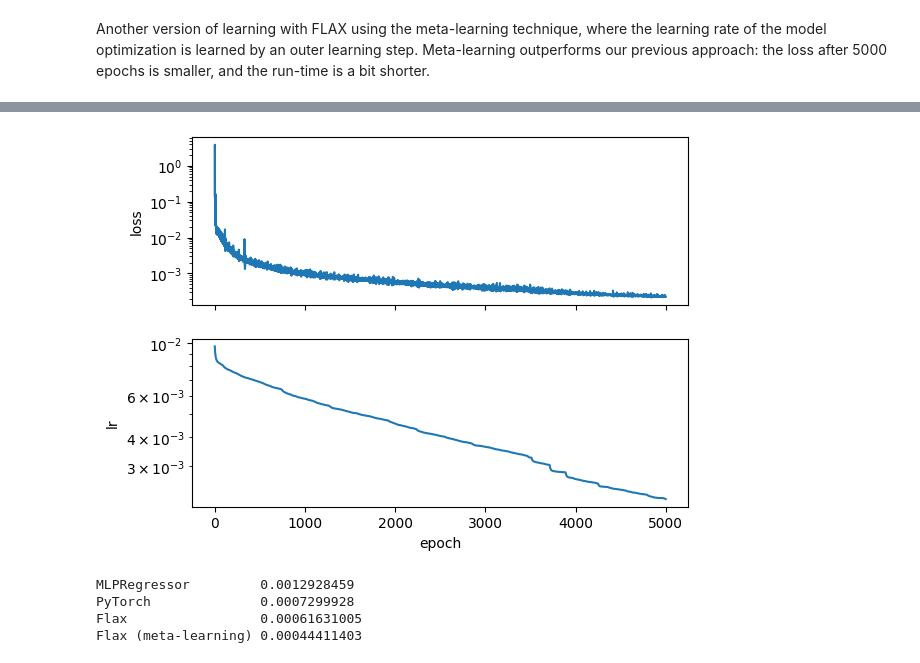
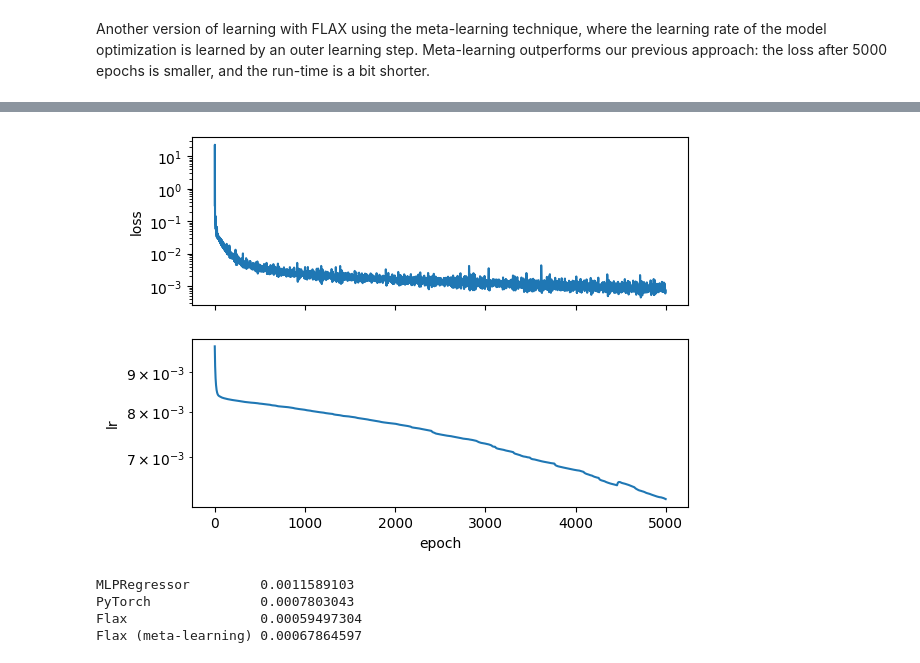
Before and after one commit to HDembinski/HDembinski.github.io, a Jupyter notebook: regression.ipynb, the cells around one changed output, grey strips where cells are left out. Saved outputs shown, nothing was run; the diff lists cells and outputs as text; code cells hidden in the pictures.

```diff
--- a/regression.ipynb
+++ b/regression.ipynb
@@ -18,25 +18,27 @@ with gzip.open("gen_hist_pt_25.pkl.gz") as f:
 # fix for divide by zero
 gen.values()[gen.values() == 0] = 1
 
-n = gen.values()
-ns = rec.values()
+n_gen = gen.values()
+n_rec = rec.values()
 # fix for rec > n
-ns = np.where(ns > n, n, ns)
-nf = n - ns
+n_rec = np.where(n_rec > n_gen, n_gen, n_rec)
 
 X = []
-ysf = []
+data_k = []
+data_n = []
 for ieta, eta in enumerate(rec.axes[0].centers):
     for ipt, pt in enumerate(rec.axes[1].centers):
         for iphi, phi in enumerate(rec.axes[2].centers):
             for ich, _ in enumerate(rec.axes[3]):
                 for isp, _ in enumerate(rec.axes[4]):
                     X.append((eta, np.log(pt), np.cos(phi), np.sin(phi), ich, isp))
-                    ysf.append((ns[ieta, ipt, iphi, ich, isp], nf[ieta, ipt, iphi, ich, isp]))
+                    data_k.append(n_rec[ieta, ipt, iphi, ich, isp])
+                    data_n.append(n_gen[ieta, ipt, iphi, ich, isp])
 
 X0 = np.array(X).astype(np.float32)
-ysf = np.array(ysf).astype(np.float32)
-y = ysf[:, 0] / np.sum(ysf, axis=1)
+data_k = np.array(data_k).astype(np.float32)
+data_n = np.array(data_n).astype(np.float32)
+y = data_k / data_n
 
 scaler = StandardScaler()
 scaler.fit(X0)
@@ -389,15 +394,39 @@ draw(lambda x: flax_model.apply(flax_theta, x))
 # %% [markdown]
 Another version of learning with FLAX using the meta-learning technique, where the learning rate of the model optimization is learned by an outer learning step. Meta-learning outperforms our previous approach: the loss after 5000 epochs is smaller, and the run-time is a bit shorter.
 # %%
+from typing import Callable, Iterable
+from types import SimpleNamespace
+import jax
+from jax import numpy as jnp
+from flax import linen as nn
+import optax
+
+
+class Model(nn.Module):
+    sizes: Iterable[int]  # Number of hidden neurons
+    nonlin: Callable
+
+    @nn.compact  # Tells Flax to look for defined submodules
+    def __call__(self, x):
+        for size in self.sizes:
+            x = nn.Dense(size)(x)
+            x = self.nonlin(x)
+        return nn.Dense(1)(x).flatten()
+
+
 def train(config, x, y):
     x = jax.device_put(x)
     y = jax.device_put(y)
     model = Model(config.layers, config.nonlin)
 
-    key1, key2, key3 = jax.random.split(jax.random.PRNGKey(0), num=3)
-    theta = model.init(key1, jax.random.normal(key2, x.shape[1:]))
+    root_key = jax.random.PRNGKey(0)
+    param_key, perm_key = jax.random.split(root_key)
+    theta = model.init(param_key, x)
 
-    opt = optax.inject_hyperparams(optax.rmsprop)(learning_rate=config.learning_rate)
+    opt = optax.inject_hyperparams(lambda learning_rate: optax.chain(
+        optax.clip(1),
+        optax.rmsprop(learning_rate=learning_rate)
+    ))(learning_rate=config.learning_rate)
 
     meta_opt = optax.adabelief(learning_rate=config.meta_learning_rate)
 
@@ -407,8 +436,10 @@ def train(config, x, y):
 
     @jax.jit
     def loss_fn(theta, x, y):
-        y_pred = model.apply(theta, x)
-        return jnp.mean(optax.huber_loss(y, y_pred))
+        def squared_error(x, y):
+            y_pred = model.apply(theta, x)
+            return jnp.square(y - y_pred)
+        return jnp.mean(jax.vmap(squared_error, in_axes=0)(x, y))
 
     @jax.jit
     def step(theta, state, x, y):
@@ -421,7 +452,7 @@ def train(config, x, y):
     def outer_loss(eta, theta, state, x, y):
         state.hyperparams["learning_rate"] = jax.nn.sigmoid(eta)
         loss, theta, state = step(theta, state, x[:-1], y[:-1])
-        return loss_fn(theta, x[-1], y[-1]), (loss, theta, state)
+        return loss_fn(theta, x[-1:], y[-1:]), (loss, theta, state)
 
     @jax.jit
     def outer_step(eta, theta, meta_state, state, x, y):
@@ -434,8 +465,8 @@ def train(config, x, y):
     losses = []
 
     for epoch in range(1, config.max_epoch + 1):
-        key3, subkey = jax.random.split(key3)
-        perm = jax.random.permutation(subkey, len(x))
+        perm_train_key = jax.random.fold_in(perm_key, epoch)
+        perm = jax.random.permutation(perm_train_key, len(x))
         eta, theta, meta_state, state, loss = outer_step(eta, theta, meta_state, state, x[perm], y[perm])
         learning_rate = jax.nn.sigmoid(eta)
 
@@ -447,7 +478,7 @@ def train(config, x, y):
 
     return model, theta, losses, learning_rates
 
-config = ConfigDict()
+config = SimpleNamespace()
 config.layers = (2 ** 6,) * 4
 config.nonlin = nn.relu
 config.max_epoch = 5000
@@ -483,14 +514,14 @@ epoch 5000 loss=0.0002216212305938825 lr=0.002180936047807336
-[figure, old version]
+[figure, new version]
 # %%
-print("MLPRegressor        ", mean_squared_error(clf.predict(X), y))
-print("PyTorch             ", mean_squared_error(torch_model(torch_X).detach().numpy(), y))
-print("Flax                ", mean_squared_error(flax_model.apply(flax_theta, X), y))
-print("Flax (meta-learning)", mean_squared_error(flax_model.apply(flax_ml_theta, X), y))
+print("MLPRegressor       ", mean_squared_error(clf.predict(X), y))
+print("PyTorch            ", mean_squared_error(torch_model(torch_X).detach().numpy(), y))
+print("Flax               ", mean_squared_error(flax_model.apply(flax_theta, X), y))
+print("Flax: meta-learning", mean_squared_error(flax_model.apply(flax_ml_theta, X), y))
 # %% [output]
-MLPRegressor         0.0012928459
-PyTorch              0.0007299928
-Flax                 0.00061631005
-Flax (meta-learning) 0.00044411403
+MLPRegressor         0.0011589103
+PyTorch              0.0007803043
+Flax                 0.00059497304
+Flax (meta-learning) 0.00067864597
 # %%
 draw(lambda x: flax_model.apply(flax_ml_theta, x))
 # %% [output]
```
Also changed, not shown: parts of 17 cells of this notebook.
